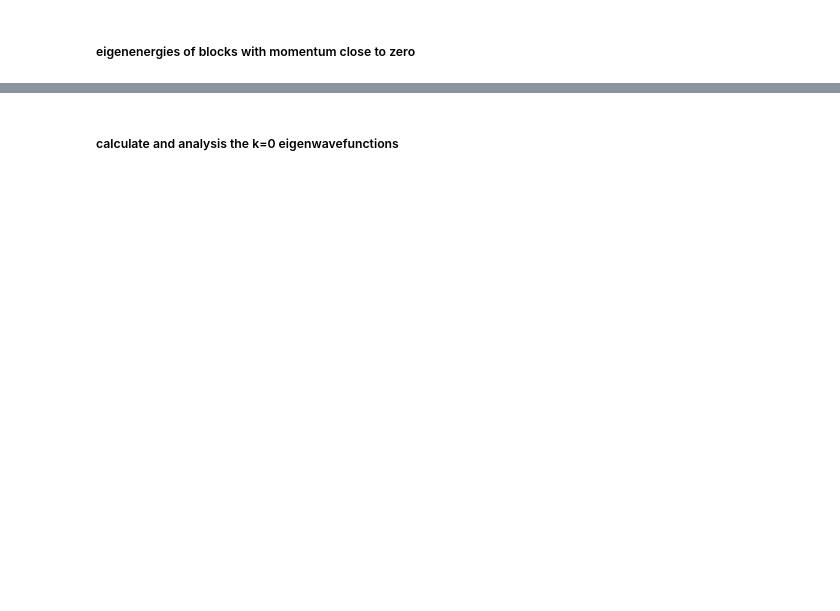
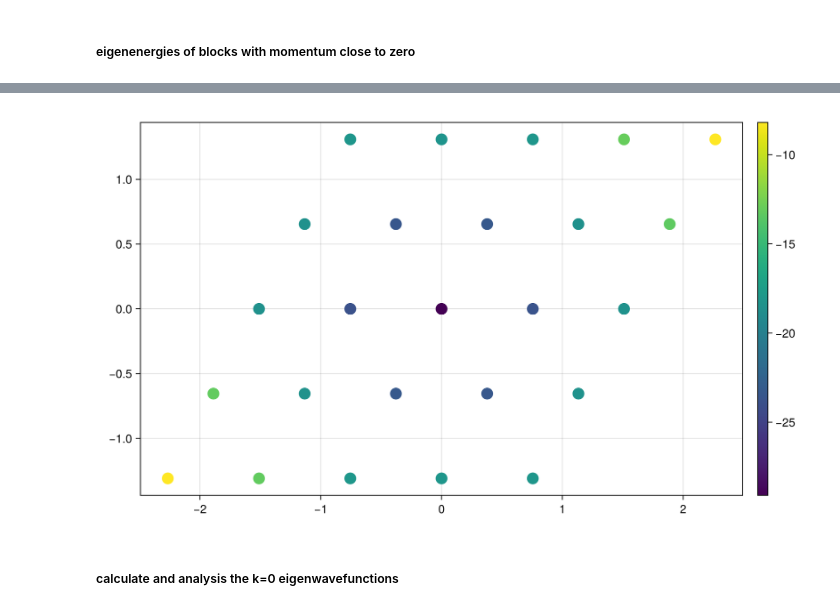
Before and after one commit to Zou-Bo/MoireIVC.jl, a Jupyter notebook: examples/LLED.ipynb, the cells around one changed output, grey strips where cells are left out. Saved outputs shown, nothing was run; the diff lists cells and outputs as text; code cells hidden in the pictures; blank space fills up the shorter version.

```diff
--- a/examples/LLED.ipynb
+++ b/examples/LLED.ipynb
@@ -130,15 +130,17 @@ eigEs
 # %%
 # ground state energy (color) vs. block momentum
-lowest_E = Figure(size = (800,600));
+lowest_E = Figure(size = (850,500));
 ax_le = Axis(lowest_E[1,1])
 Emin = Base.vec(eigenenergy[1,:])
 block_kx = block_k1_1 .* system.G1[1] + block_k2_1 .* system.G2[1]
 block_ky = block_k1_1 .* system.G1[2] + block_k2_1 .* system.G2[2]
 sc = scatter!(ax_le, block_kx, block_ky;
     color = Emin, markersize = 20
 )
 Colorbar(lowest_E[1,2], sc)
 lowest_E
+# %% [output]
+[figure, added]
 # %% [markdown]
 ##### calculate and analysis the k=0 eigenwavefunctions
 # %%
```
Also changed, not shown: parts of 6 cells of this notebook, 4 other files.
